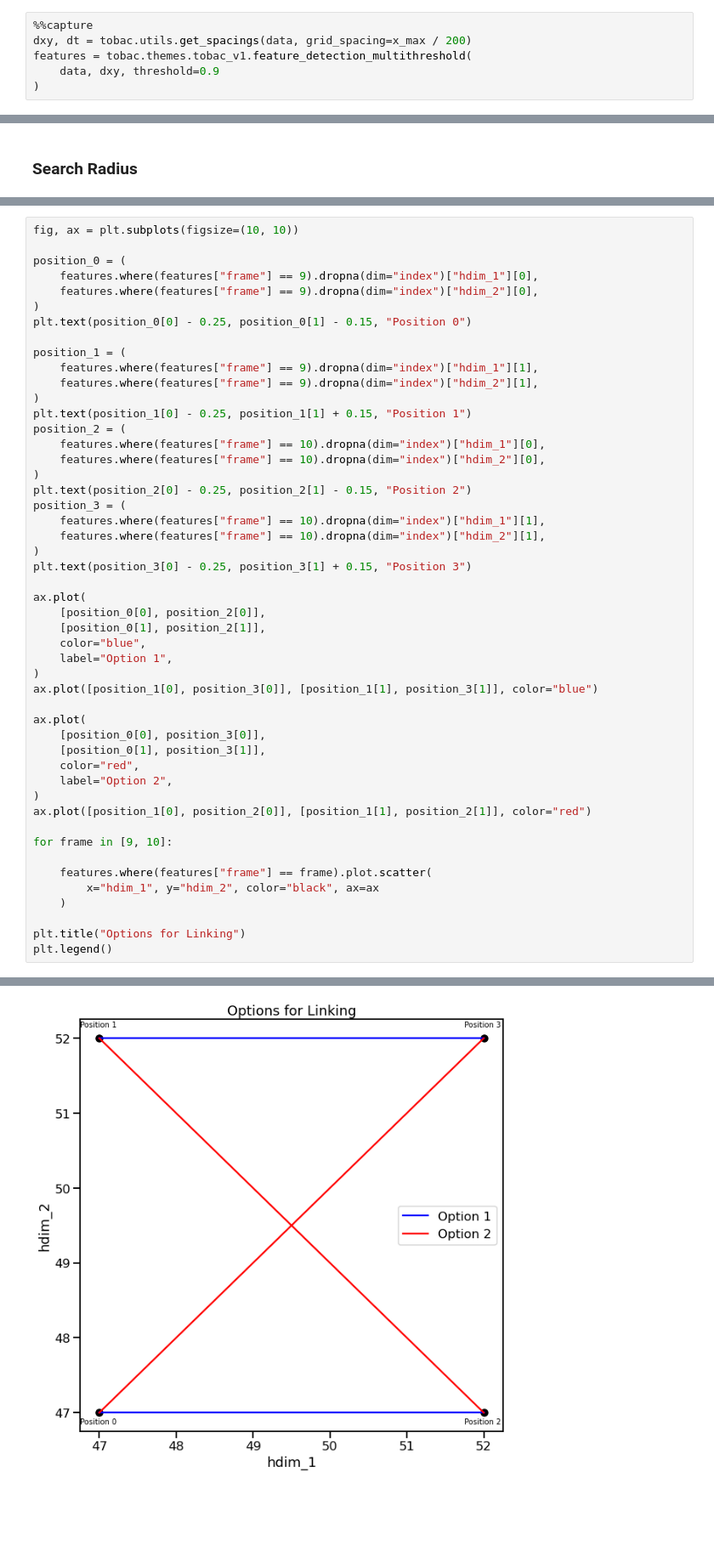
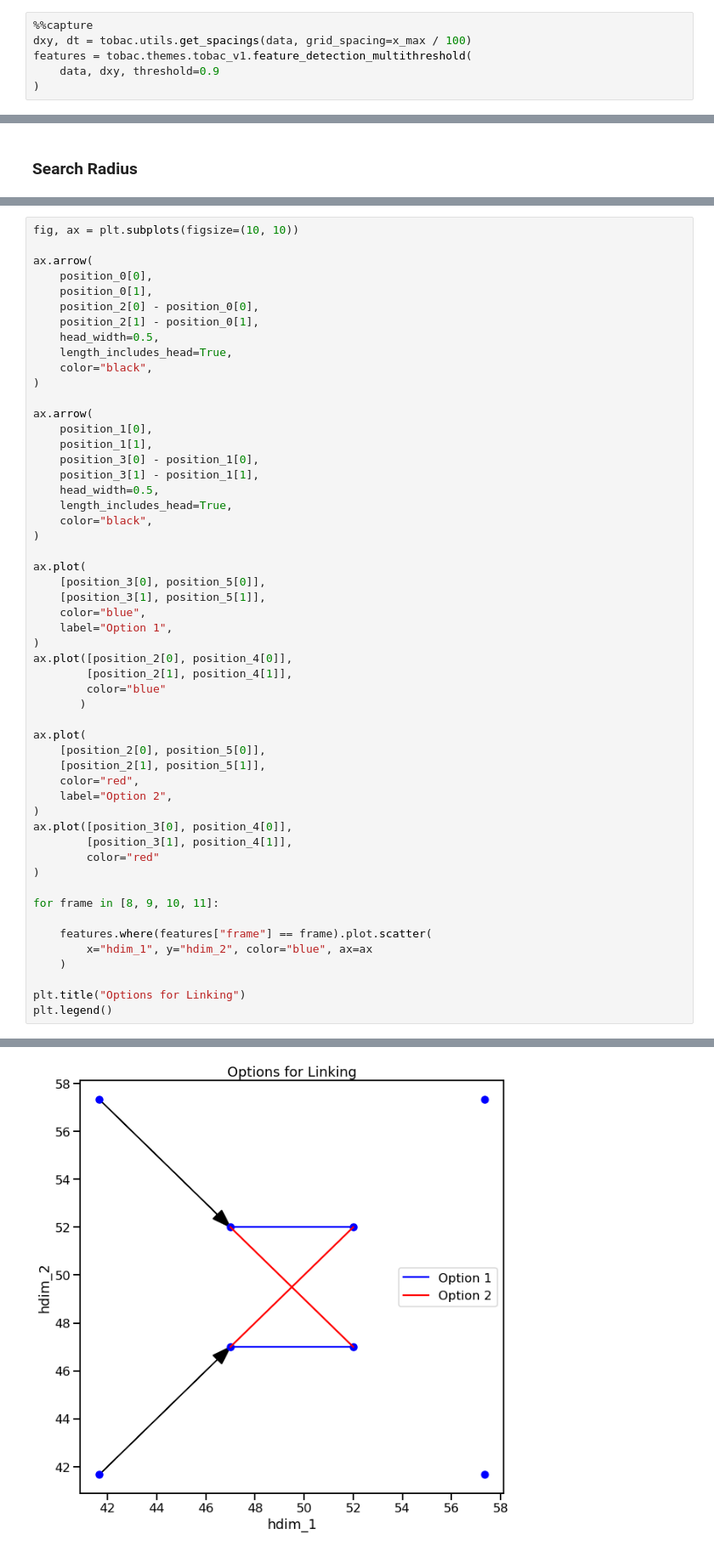
Before and after one commit to tobac-project/tobac-tutorials, a Jupyter notebook: tutorials/Basics/Idealized-Case-2_Two_crossing_Blobs.ipynb, the cells around one changed output, grey strips where cells are left out. Shown at 85% size. Saved outputs shown, nothing was run; the diff lists cells and outputs as text; blank space fills up the shorter version.

Commit message:
graph updated, first draft of text added

```diff
--- a/tutorials/Basics/Idealized-Case-2_Two_crossing_Blobs.ipynb
+++ b/tutorials/Basics/Idealized-Case-2_Two_crossing_Blobs.ipynb
@@ -80,6 +96,6 @@ data.plot(
 # %%
 %%capture
-dxy, dt = tobac.utils.get_spacings(data, grid_spacing=x_max / 200)
+dxy, dt = tobac.utils.get_spacings(data, grid_spacing=x_max / 100)
 features = tobac.themes.tobac_v1.feature_detection_multithreshold(
     data, dxy, threshold=0.9
 )
@@ -234,54 +346,58 @@ ax2.legend()
 # %%
 fig, ax = plt.subplots(figsize=(10, 10))
 
-position_0 = (
-    features.where(features["frame"] == 9).dropna(dim="index")["hdim_1"][0],
-    features.where(features["frame"] == 9).dropna(dim="index")["hdim_2"][0],
+ax.arrow(
+    position_0[0],
+    position_0[1],
+    position_2[0] - position_0[0],
+    position_2[1] - position_0[1],
+    head_width=0.5,
+    length_includes_head=True,
+    color="black",
 )
-plt.text(position_0[0] - 0.25, position_0[1] - 0.15, "Position 0")
 
-position_1 = (
-    features.where(features["frame"] == 9).dropna(dim="index")["hdim_1"][1],
-    features.where(features["frame"] == 9).dropna(dim="index")["hdim_2"][1],
+ax.arrow(
+    position_1[0],
+    position_1[1],
+    position_3[0] - position_1[0],
+    position_3[1] - position_1[1],
+    head_width=0.5,
+    length_includes_head=True,
+    color="black",
 )
-plt.text(position_1[0] - 0.25, position_1[1] + 0.15, "Position 1")
-position_2 = (
-    features.where(features["frame"] == 10).dropna(dim="index")["hdim_1"][0],
-    features.where(features["frame"] == 10).dropna(dim="index")["hdim_2"][0],
-)
-plt.text(position_2[0] - 0.25, position_2[1] - 0.15, "Position 2")
-position_3 = (
-    features.where(features["frame"] == 10).dropna(dim="index")["hdim_1"][1],
-    features.where(features["frame"] == 10).dropna(dim="index")["hdim_2"][1],
-)
-plt.text(position_3[0] - 0.25, position_3[1] + 0.15, "Position 3")
 
 ax.plot(
-    [position_0[0], position_2[0]],
-    [position_0[1], position_2[1]],
+    [position_3[0], position_5[0]],
+    [position_3[1], position_5[1]],
     color="blue",
     label="Option 1",
 )
-ax.plot([position_1[0], position_3[0]], [position_1[1], position_3[1]], color="blue")
+ax.plot([position_2[0], position_4[0]],
+        [position_2[1], position_4[1]],
+        color="blue"
+       )
 
 ax.plot(
-    [position_0[0], position_3[0]],
-    [position_0[1], position_3[1]],
+    [position_2[0], position_5[0]],
+    [position_2[1], position_5[1]],
     color="red",
     label="Option 2",
 )
-ax.plot([position_1[0], position_2[0]], [position_1[1], position_2[1]], color="red")
+ax.plot([position_3[0], position_4[0]],
+        [position_3[1], position_4[1]],
+        color="red"
+)
 
-for frame in [9, 10]:
+for frame in [8, 9, 10, 11]:
 
     features.where(features["frame"] == frame).plot.scatter(
-        x="hdim_1", y="hdim_2", color="black", ax=ax
+        x="hdim_1", y="hdim_2", color="blue", ax=ax
     )
 
 plt.title("Options for Linking")
 plt.legend()
 # %% [output]
 <matplotlib.legend.Legend at 0x...>
-[figure, old version]
+[figure, new version]
 # %% [markdown]
 ### Sum of Distances for Linking
```
Also changed, not shown: parts of 30 cells of this notebook.
